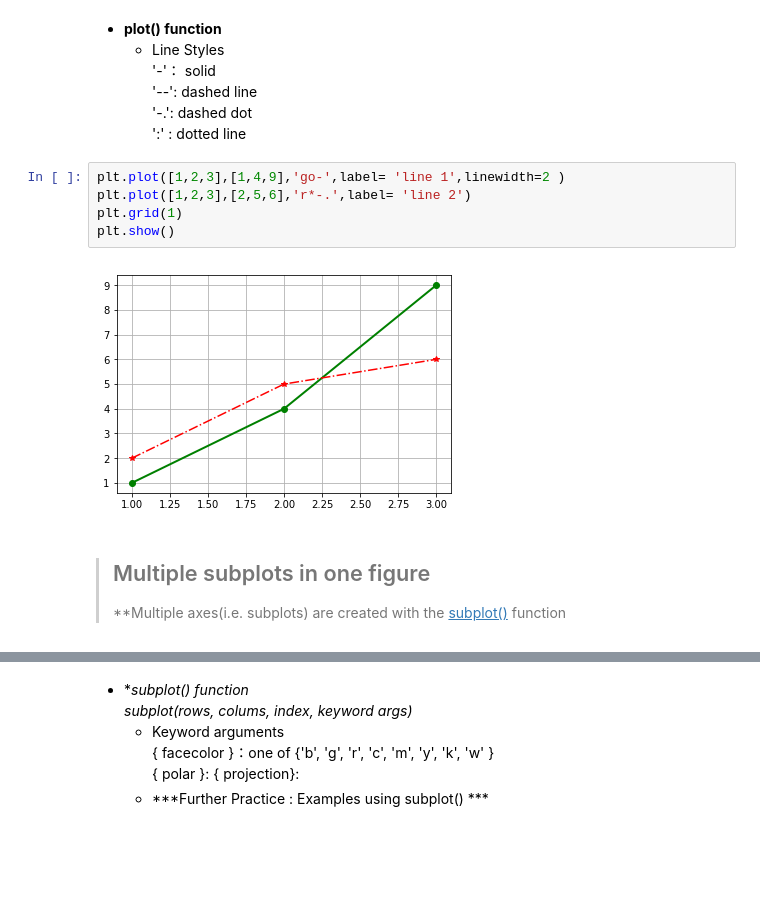
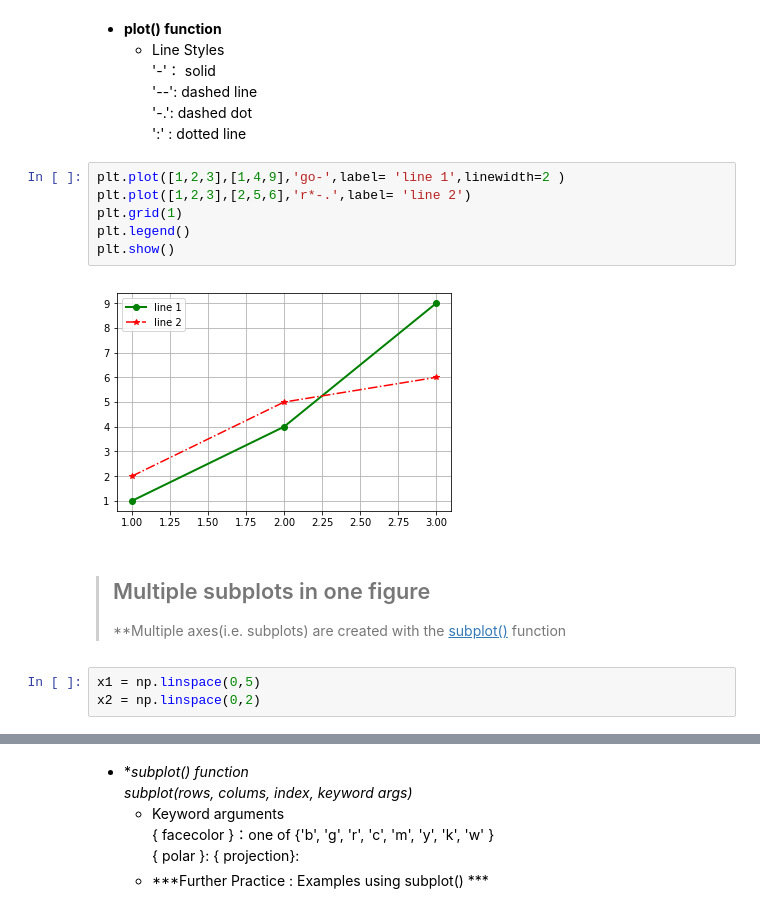
Before and after one commit to juvyoung/Python-Go_Dutch, a Jupyter notebook: MatPlotLib/Tutor_Introductory/Sample_Plot_In_Matplotlib.ipynb, the cells around one changed output, grey strips where cells are left out. Drawn from its saved outputs; the diff is of its cells as text; blank space fills up the shorter version.

Commit message:
New Folder updated
UserManual
MatPlotLib\Gallery

```diff
--- a/MatPlotLib/Tutor_Introductory/Sample_Plot_In_Matplotlib.ipynb
+++ b/MatPlotLib/Tutor_Introductory/Sample_Plot_In_Matplotlib.ipynb
@@ -41,13 +42,17 @@ plt.show()
 # %%
 plt.plot([1,2,3],[1,4,9],'go-',label= 'line 1',linewidth=2 )
 plt.plot([1,2,3],[2,5,6],'r*-.',label= 'line 2')
 plt.grid(1)
+plt.legend()
 plt.show()
 # %% [output]
-[figure, old version]
+[figure, new version]
 # %% [markdown]
 > ## Multiple subplots in one figure
 > **Multiple axes(i.e. subplots) are created with the [subplot()][1] function
 
 [1]:https://matplotlib.org/api/_as_gen/matplotlib.pyplot.subplot.html#matplotlib.pyplot.subplot
+# %%
+x1 = np.linspace(0,5)
+x2 = np.linspace(0,2)
 # %%
```
Also changed, not shown: parts of 6 cells of this notebook, 6 other files.
